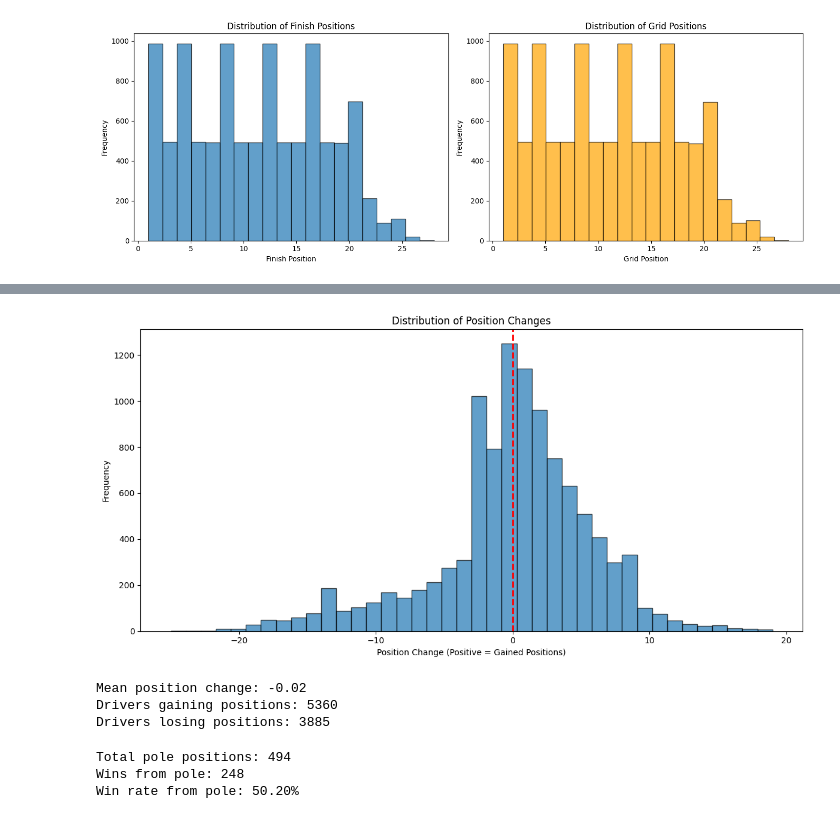
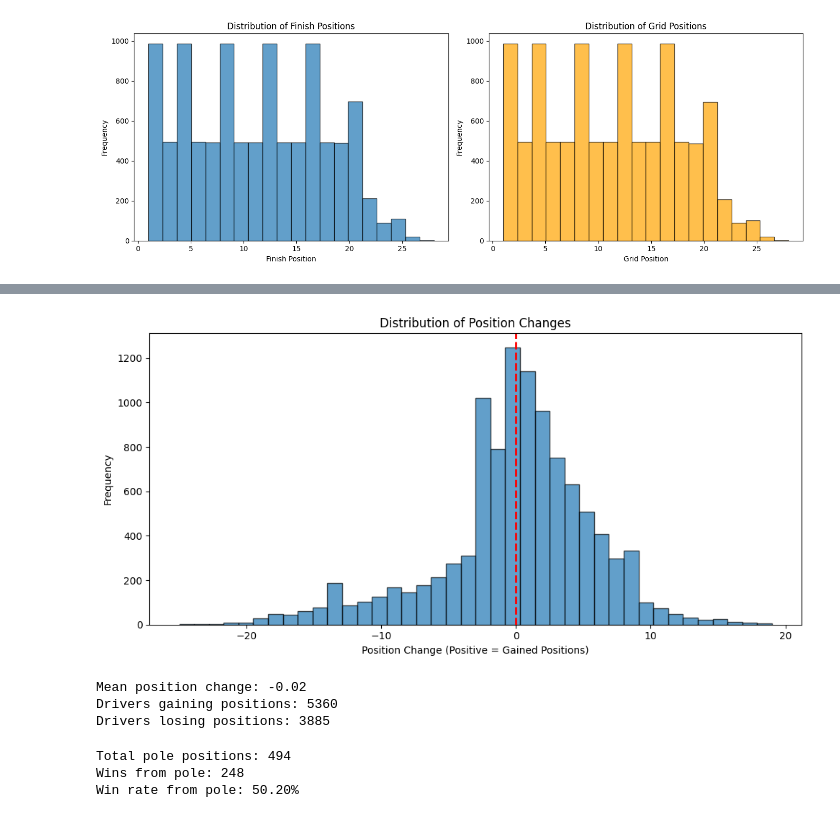
Before and after one commit to INFO-523-F25/final-project-team-1, a Jupyter notebook: scripts/01_EDA.ipynb, the cells around one changed output, grey strips where cells are left out. Saved outputs shown, nothing was run; the diff lists cells and outputs as text; code cells hidden in the pictures.

```diff
--- a/scripts/01_EDA.ipynb
+++ b/scripts/01_EDA.ipynb
@@ -93,22 +95,23 @@ print(f"Correlation: {correlation:.4f}")
 Correlation: 0.5765
 # %%
 # Position Change Analysis
+
 df['position_change'] = df['grid_position'] - df['finish_position']
 
-plt.figure(figsize=(12, 6))
+plt.figure(figsize=(10, 5))
 plt.hist(df['position_change'].dropna(), bins=40, edgecolor='black', alpha=0.7)
 plt.xlabel('Position Change (Positive = Gained Positions)')
 plt.ylabel('Frequency')
 plt.title('Distribution of Position Changes')
 plt.axvline(0, color='red', linestyle='--', linewidth=2)
 plt.tight_layout()
 plt.show()
 
 print(f"Mean position change: {df['position_change'].mean():.2f}")
 print(f"Drivers gaining positions: {(df['position_change'] > 0).sum()}")
 print(f"Drivers losing positions: {(df['position_change'] < 0).sum()}")
 # %% [output]
-[figure, old version]
+[figure, new version]
 Mean position change: -0.02
 Drivers gaining positions: 5360
 Drivers losing positions: 3885
```
Also changed, not shown: parts of 11 cells of this notebook, 5 other files.
